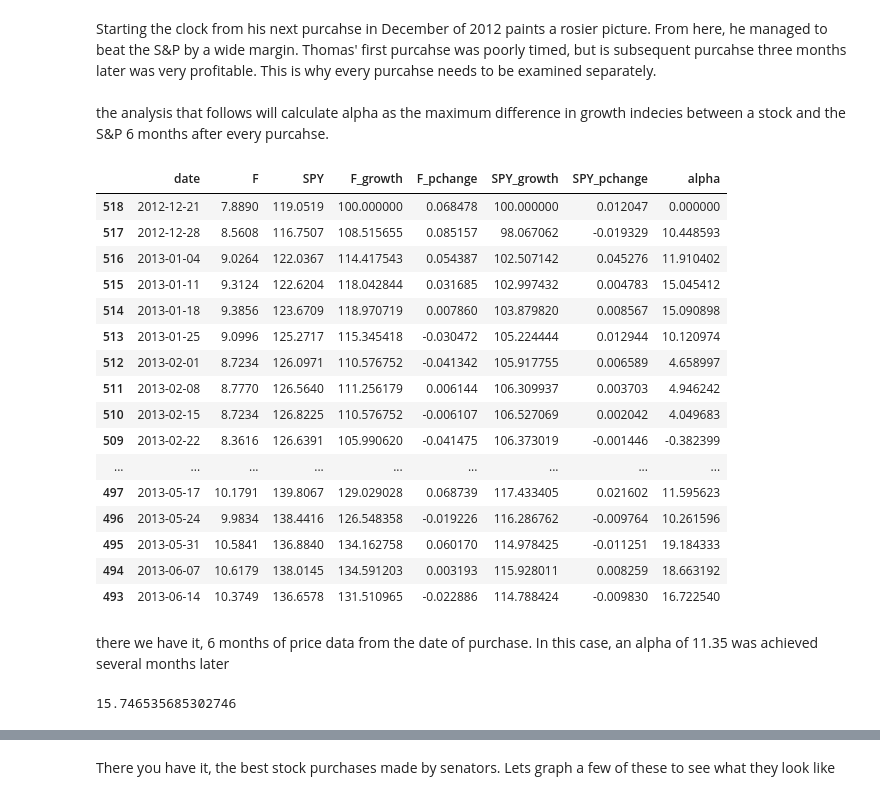
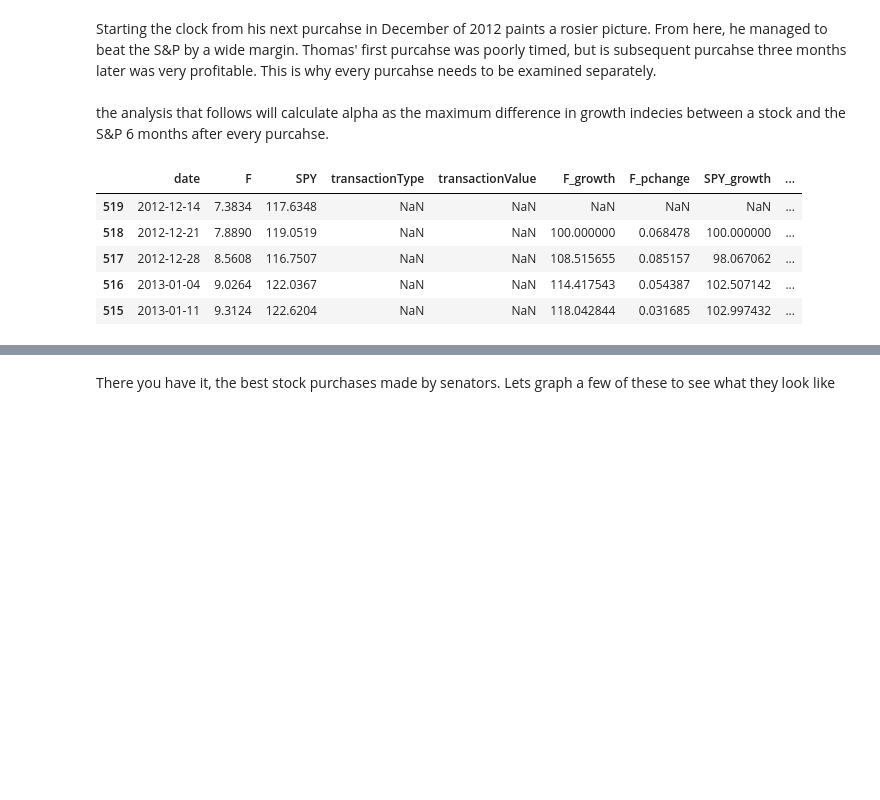
Before and after one commit to MattTheEconomist/Senator-Investments-ETL, a Jupyter notebook: EDA.ipynb, the cells around one changed output, grey strips where cells are left out. Cells and saved outputs as stored; diff of their text form; code cells hidden in the pictures; blank space fills up the shorter version.

Commit message:
FIXED ALPHA FORMULA! and all related tables

```diff
--- a/EDA.ipynb
+++ b/EDA.ipynb
@@ -107,7 +121,9 @@ def reformatDate(transDate):
     listDate  = transDate.split("/")
     return f"{listDate[2]}-{listDate[0]}-{listDate[1]}"
 
-transactions['transaction_date'] = transactions['transaction_date'].apply(lambda row: reformatDate(row))
+# transactions['transaction_date'] = transactions['transaction_date'].apply(lambda row: reformatDate(row))
 
-transactions['transaction_date'].head()
+# transactions['transaction_date'].head()
+
+transactions.head()
 # %% [output]
@@ -567,28 +738,29 @@ datetime.datetime.strftime(prevWeek,"%Y-%m-%d")
 # %%
 def historicalGrowthRatesWithTransactions(senatorIdInput, dateInput,tickerInput ):
+
+
 
     #start dataframe a week early so growth rates begin at 1
     prevWeekDate = datetime.datetime.strptime(dateInput, "%Y-%m-%d") +datetime.timedelta(weeks=-1)
     prevWeekString = datetime.datetime.strftime(prevWeekDate,"%Y-%m-%d")
 
-
-    historicalPricesFrame = historicalPricesWithTransaction(senatorIdInput, prevWeekString,tickerInput )
+    historicalPricesFrame = historicalPricesWithTransaction(senatorIdInput, dateInput,tickerInput )
 
     createGrowthColumn(tickerInput, historicalPricesFrame)
     createGrowthColumn('SPY', historicalPricesFrame)
 
-     #remove preceeding week from  dataframe
-
-    historicalPricesFrame=     historicalPricesFrame.iloc[1:, :]
-
     growthColumn = tickerInput+'_growth'
 
-    historicalPricesFrame['transactionValue'] = np.where(historicalPricesFrame['transactionType'].notnull(),\
-         historicalPricesFrame[growthColumn], np.nan)
 
     return historicalPricesFrame
 
 
-temp = historicalGrowthRatesWithTransactions(136,  "2020-03-10", "M"  )
+
+# temp = historicalGrowthRatesWithTransactions(136,  "2020-03-10", "M"  )
+# temp = historicalGrowthRatesWithTransactions(*testParams)
+temp = historicalGrowthRatesWithTransactions(100, '2021-03-29',"REGN")
+
+
+
 temp.head()
 # %% [output]
@@ -676,42 +875,32 @@ the analysis that follows will calculate alpha as the maximum difference in grow
 # %%
 def alphaFrame(senatorIdInput, dateInput,tickerInput ):
     hist = historicalGrowthRatesWithTransactions(senatorIdInput, dateInput,tickerInput)
-    hist.drop(['transactionType', 'transactionValue'], axis=1, inplace=True)
+    # hist.drop(['transactionType', 'transactionValue'], axis=1, inplace=True)
 
-    if(hist.shape[0]>26):
-        #keep only 6 months of data, or 26 weeks
-        hist = hist.iloc[:26,:]
+    sixMonthsHence = datetime.datetime.strptime(dateInput, "%Y-%m-%d") + relativedelta(months=+6)
+
+    hist['date'] = pd.to_datetime(hist['date'])
+
+
+    hist = hist[hist['date']<=sixMonthsHence]
 
     growthCol = f"{tickerInput}_growth"
     #calculate alpha as difference in growth rates
     hist['alpha']  = hist[growthCol] - hist['SPY_growth']
     return hist
 
 # temp = alphaFrame(101, '2012-12-21','DD')
 # temp = alphaFrame(101, '2012-12-21','M')
 temp = alphaFrame(101, '2012-12-21','F')
-
-temp
+# temp = alphaFrame(*testParams)
+temp.head()
 # %% [output]
-|  | date | F | SPY | F_growth | F_pchange | SPY_growth | SPY_pchange | alpha |
-| 518 | 2012-12-21 | 7.8890 | 119.0519 | 100.000000 | 0.068478 | 100.000000 | 0.012047 | 0.000000 |
-| 517 | 2012-12-28 | 8.5608 | 116.7507 | 108.515655 | 0.085157 | 98.067062 | -0.019329 | 10.448593 |
-| 516 | 2013-01-04 | 9.0264 | 122.0367 | 114.417543 | 0.054387 | 102.507142 | 0.045276 | 11.910402 |
-| 515 | 2013-01-11 | 9.3124 | 122.6204 | 118.042844 | 0.031685 | 102.997432 | 0.004783 | 15.045412 |
-| 514 | 2013-01-18 | 9.3856 | 123.6709 | 118.970719 | 0.007860 | 103.879820 | 0.008567 | 15.090898 |
-| 513 | 2013-01-25 | 9.0996 | 125.2717 | 115.345418 | -0.030472 | 105.224444 | 0.012944 | 10.120974 |
-| 512 | 2013-02-01 | 8.7234 | 126.0971 | 110.576752 | -0.041342 | 105.917755 | 0.006589 | 4.658997 |
-| 511 | 2013-02-08 | 8.7770 | 126.5640 | 111.256179 | 0.006144 | 106.309937 | 0.003703 | 4.946242 |
-| 510 | 2013-02-15 | 8.7234 | 126.8225 | 110.576752 | -0.006107 | 106.527069 | 0.002042 | 4.049683 |
-| 509 | 2013-02-22 | 8.3616 | 126.6391 | 105.990620 | -0.041475 | 106.373019 | -0.001446 | -0.382399 |
-| ... | ... | ... | ... | ... | ... | ... | ... | ... |
-| 497 | 2013-05-17 | 10.1791 | 139.8067 | 129.029028 | 0.068739 | 117.433405 | 0.021602 | 11.595623 |
-| 496 | 2013-05-24 | 9.9834 | 138.4416 | 126.548358 | -0.019226 | 116.286762 | -0.009764 | 10.261596 |
-| 495 | 2013-05-31 | 10.5841 | 136.8840 | 134.162758 | 0.060170 | 114.978425 | -0.011251 | 19.184333 |
-| 494 | 2013-06-07 | 10.6179 | 138.0145 | 134.591203 | 0.003193 | 115.928011 | 0.008259 | 18.663192 |
-| 493 | 2013-06-14 | 10.3749 | 136.6578 | 131.510965 | -0.022886 | 114.788424 | -0.009830 | 16.722540 |
+|  | date | F | SPY | transactionType | transactionValue | F_growth | F_pchange | SPY_growth | ... |
+| 519 | 2012-12-14 | 7.3834 | 117.6348 | NaN | NaN | NaN | NaN | NaN | ... |
+| 518 | 2012-12-21 | 7.8890 | 119.0519 | NaN | NaN | 100.000000 | 0.068478 | 100.000000 | ... |
+| 517 | 2012-12-28 | 8.5608 | 116.7507 | NaN | NaN | 108.515655 | 0.085157 | 98.067062 | ... |
+| 516 | 2013-01-04 | 9.0264 | 122.0367 | NaN | NaN | 114.417543 | 0.054387 | 102.507142 | ... |
+| 515 | 2013-01-11 | 9.3124 | 122.6204 | NaN | NaN | 118.042844 | 0.031685 | 102.997432 | ... |
-# %% [markdown]
-there we have it, 6 months of price data from the date of purchase. In this case, an alpha of 11.35 was achieved several months later
 # %%
 def calculateAlphaValue(senatorIdInput, dateInput,tickerInput ):
 
@@ -726,10 +915,9 @@ def calculateAlphaValue(senatorIdInput, dateInput,tickerInput ):
     histAlpha = histAlpha.iloc[ 1:,:]
 
     maxAlpha = histAlpha.loc[histAlpha.alpha.idxmax()].alpha
+    maxAlpha = round(maxAlpha, 2)
 
     return maxAlpha
-# %% [output]
-15.746535685302746
 # %%
 purchases.head()
 # %% [output]
```
Also changed, not shown: parts of 64 cells of this notebook, 2 other files.
